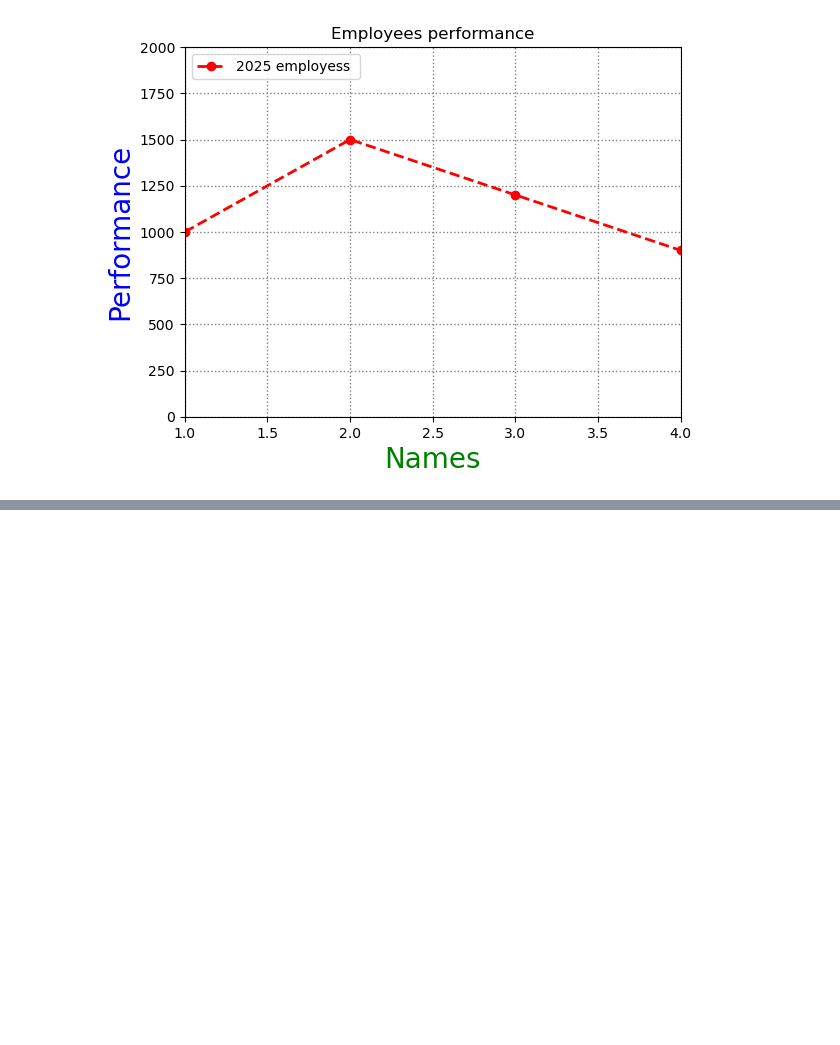
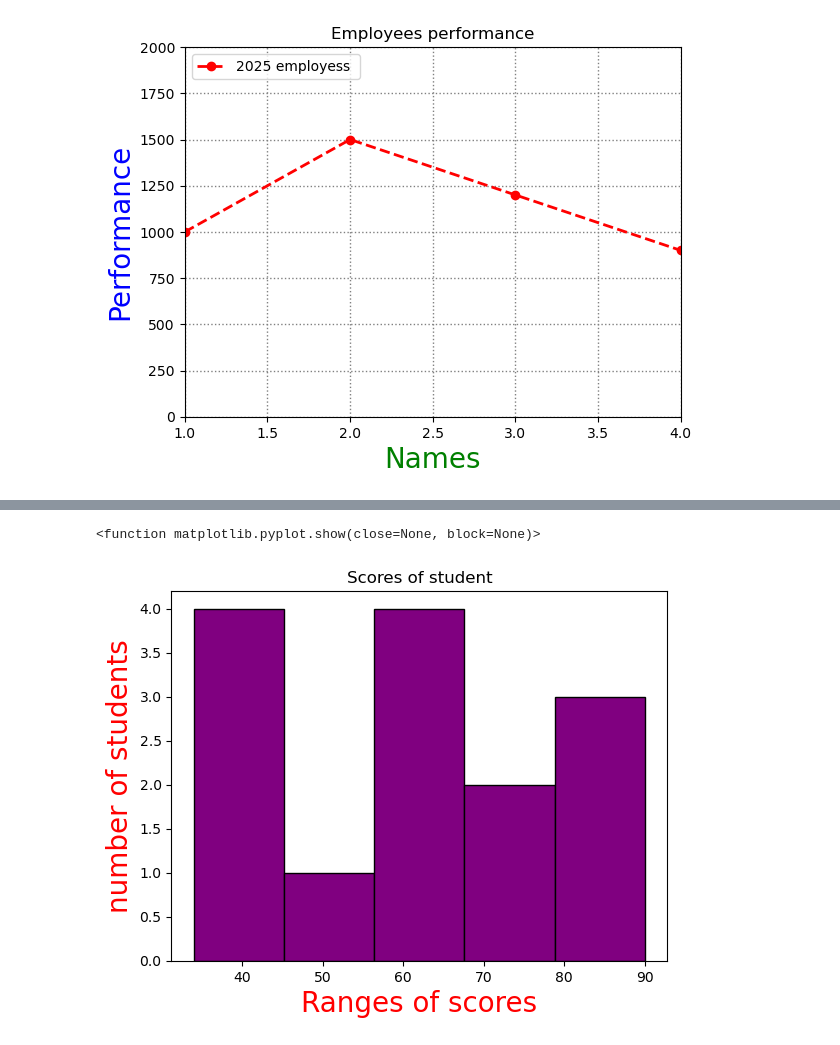
Before and after one commit to anshuKumar-codes/Data_Analytics_Journey, a Jupyter notebook: Pandas/day 1 pandas.ipynb, the cells around one changed output, grey strips where cells are left out. Cells and saved outputs as stored; diff of their text form; code cells hidden in the pictures; blank space fills up the shorter version.

```diff
--- a/Pandas/day 1 pandas.ipynb
+++ b/Pandas/day 1 pandas.ipynb
@@ -696,0 +691,12 @@ plt.legend(loc="upper left",labelcolor="Orange")
+# %%
+#plt.hist(data, bins=number_of_bins,color="colorname",edgecolor="black")
+scores=[45,66,72,34,67,89,90,43,67,80,45,67,78,50]
+
+plt.hist(scores ,bins=5,color="purple",edgecolor="black")
+plt.title("Scores of student")
+plt.xlabel("Ranges of scores",size=20,color="red")
+plt.ylabel("number of students",size=20,color="red")
+plt.show
+# %% [output]
+<function matplotlib.pyplot.show(close=None, block=None)>
+[figure, added]
```
Also changed, not shown: parts of 11 cells of this notebook, 1 other file.
